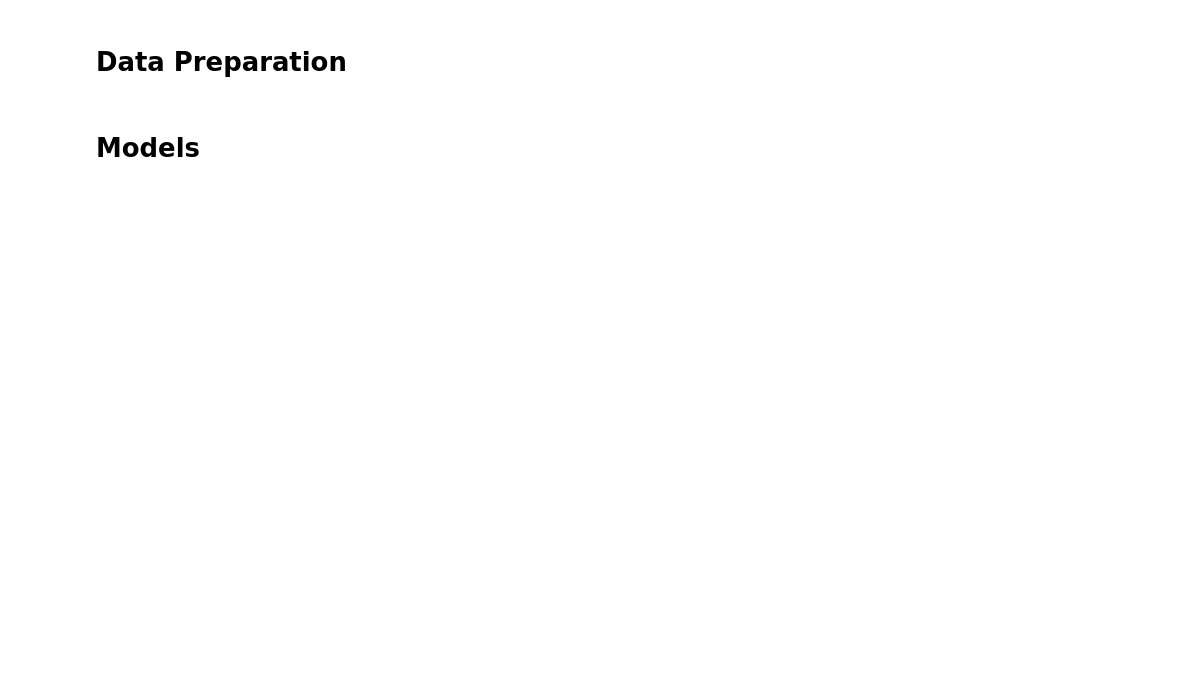
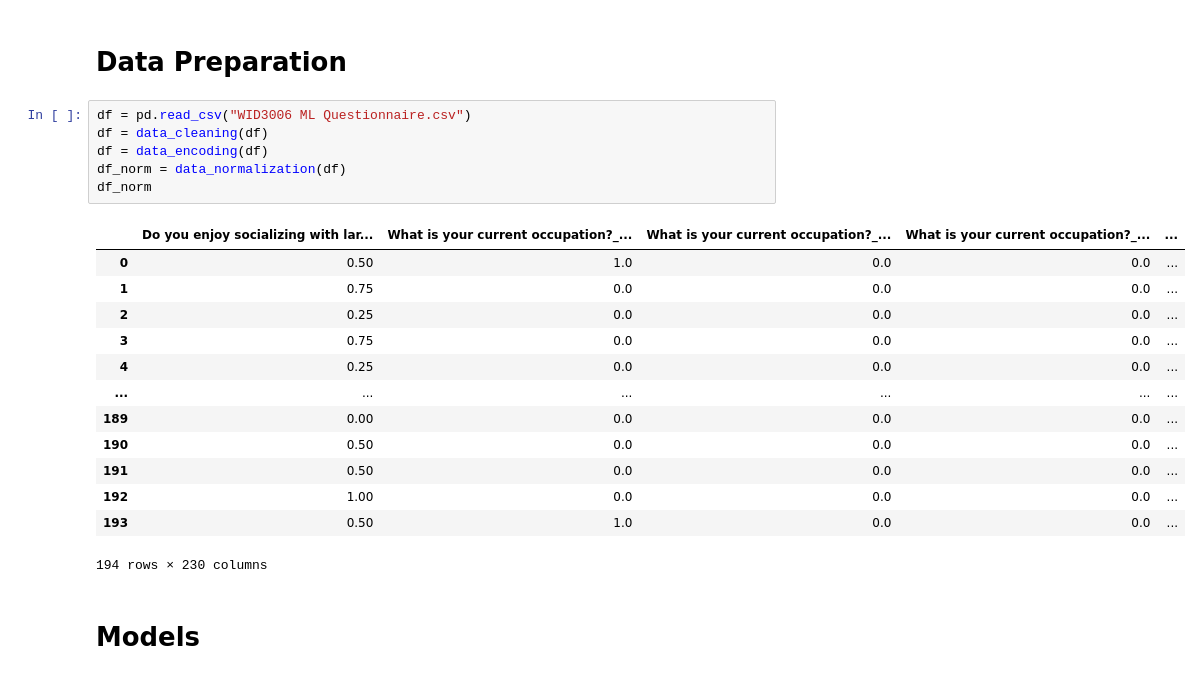
Before and after one commit to Shuhxian/Self_Love_App, a Jupyter notebook: Machine_Learning.ipynb, the cells around one changed output. Drawn from its saved outputs; the diff is of its cells as text; blank space fills up the shorter version.

Commit message:
Integrated data_cleaning and data_normalisation code

```diff
--- a/Machine_Learning.ipynb
+++ b/Machine_Learning.ipynb
@@ -7,5 +36,25 @@ from sklearn import model_selection
 # %% [markdown]
 # Data Preparation
+# %%
+df = pd.read_csv("WID3006 ML Questionnaire.csv")
+df = data_cleaning(df)
+df = data_encoding(df)
+df_norm = data_normalization(df)
+df_norm
+# %% [output]
+|  | Do you enjoy socializing with lar... | What is your current occupation?_... | What is your current occupation?_... | What is your current occupation?_... | ... |
+| 0 | 0.50 | 1.0 | 0.0 | 0.0 | ... |
+| 1 | 0.75 | 0.0 | 0.0 | 0.0 | ... |
+| 2 | 0.25 | 0.0 | 0.0 | 0.0 | ... |
+| 3 | 0.75 | 0.0 | 0.0 | 0.0 | ... |
+| 4 | 0.25 | 0.0 | 0.0 | 0.0 | ... |
+| ... | ... | ... | ... | ... | ... |
+| 189 | 0.00 | 0.0 | 0.0 | 0.0 | ... |
+| 190 | 0.50 | 0.0 | 0.0 | 0.0 | ... |
+| 191 | 0.50 | 0.0 | 0.0 | 0.0 | ... |
+| 192 | 1.00 | 0.0 | 0.0 | 0.0 | ... |
+| 193 | 0.50 | 1.0 | 0.0 | 0.0 | ... |
+194 rows × 230 columns
 # %% [markdown]
 # Models
 # %%
```
Also changed, not shown: parts of 8 cells of this notebook.
